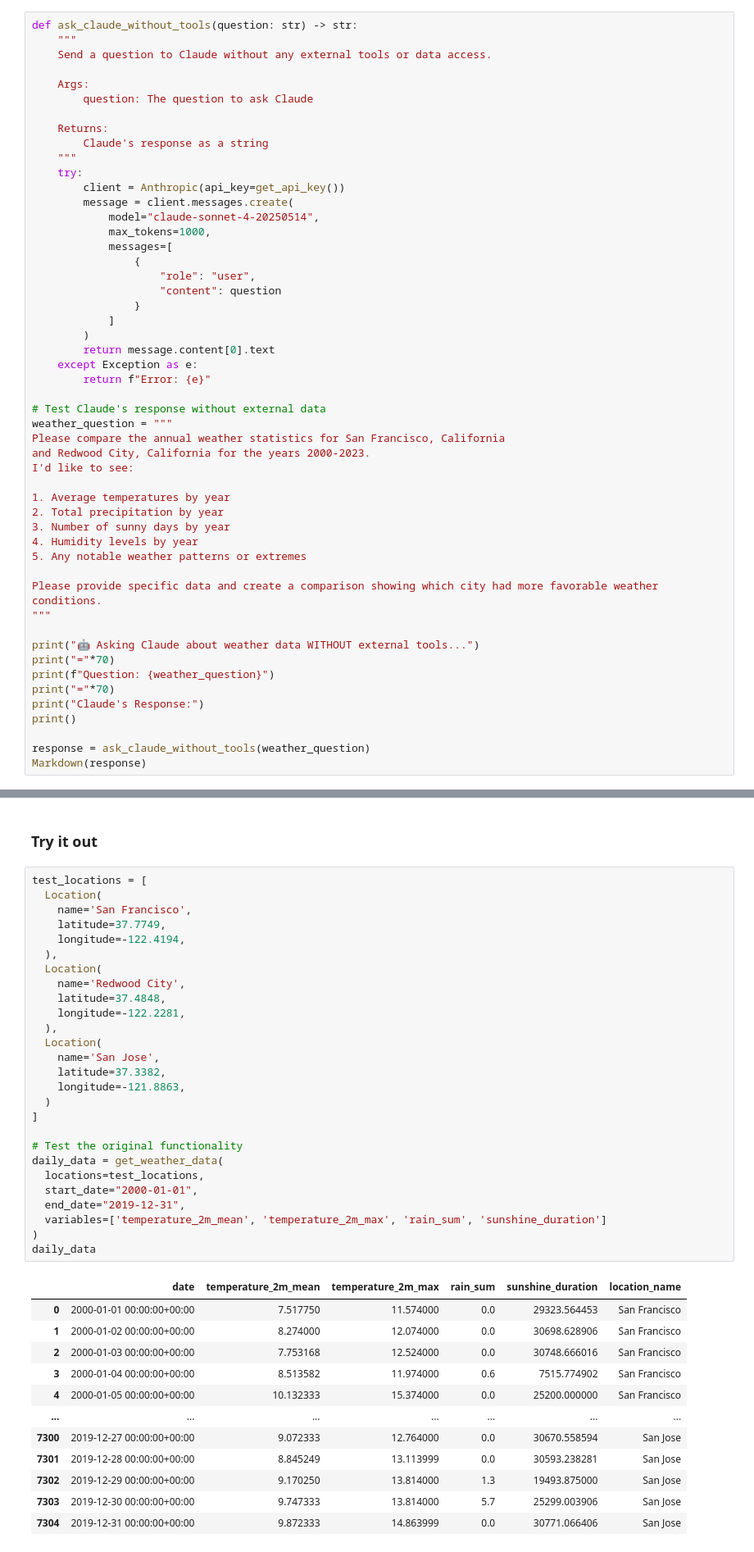
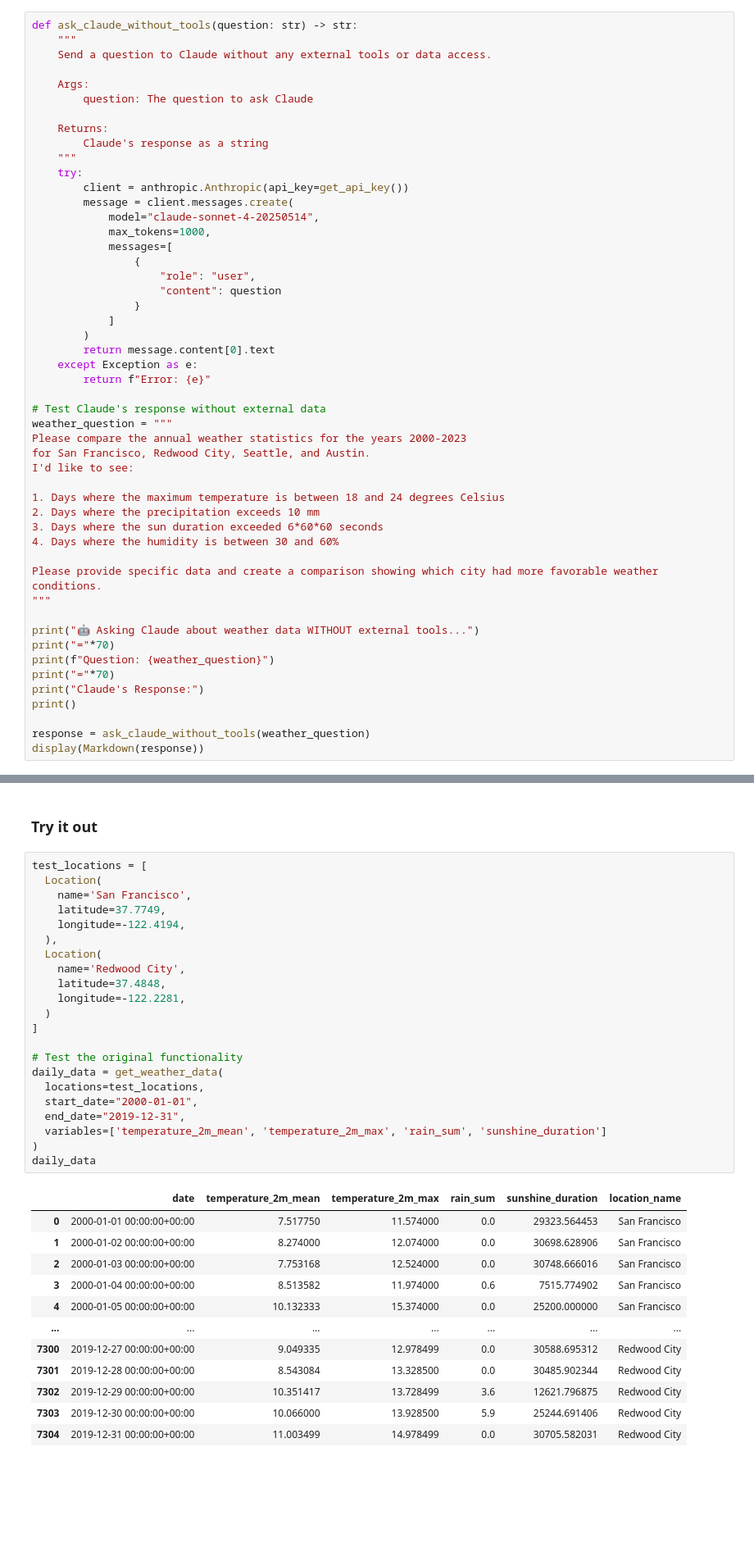
Before and after one commit to tylere/claude-mcp-historical-weather, a Jupyter notebook: index.ipynb, the cells around one changed output, grey strips where cells are left out. Shown: that part at 82% size. Drawn from its saved outputs; the diff is of its cells as text; blank space fills up the shorter version.

```diff
--- a/index.ipynb
+++ b/index.ipynb
@@ -123,7 +142,7 @@ def ask_claude_without_tools(question: str) -> str:
         Claude's response as a string
     """
     try:
-        client = Anthropic(api_key=get_api_key())
+        client = anthropic.Anthropic(api_key=get_api_key())
         message = client.messages.create(
             model="claude-sonnet-4-20250514",
             max_tokens=1000,
@@ -140,15 +159,14 @@ def ask_claude_without_tools(question: str) -> str:
 
 # Test Claude's response without external data
 weather_question = """
-Please compare the annual weather statistics for San Francisco, California
-and Redwood City, California for the years 2000-2023.
+Please compare the annual weather statistics for the years 2000-2023
+for San Francisco, Redwood City, Seattle, and Austin.
 I'd like to see:
 
-1. Average temperatures by year
-2. Total precipitation by year
-3. Number of sunny days by year
-4. Humidity levels by year
-5. Any notable weather patterns or extremes
+1. Days where the maximum temperature is between 18 and 24 degrees Celsius
+2. Days where the precipitation exceeds 10 mm
+3. Days where the sun duration exceeded 6*60*60 seconds
+4. Days where the humidity is between 30 and 60%
 
 Please provide specific data and create a comparison showing which city had more favorable weather conditions.
 """
@@ -161,7 +179,7 @@ print("Claude's Response:")
 print()
 
 response = ask_claude_without_tools(weather_question)
-Markdown(response)
+display(Markdown(response))
 # %% [output]
 🤖 Asking Claude about weather data WITHOUT external tools...
 ======================================================================
@@ -296,40 +351,35 @@ def get_weather_data(
 # %%
 test_locations = [
   Location(
     name='San Francisco',
     latitude=37.7749,
     longitude=-122.4194,
   ),
   Location(
     name='Redwood City',
     latitude=37.4848,
     longitude=-122.2281,
-  ),
-  Location(
-    name='San Jose',
-    latitude=37.3382,
-    longitude=-121.8863,
   )
 ]
 
 # Test the original functionality
 daily_data = get_weather_data(
   locations=test_locations,
   start_date="2000-01-01",
   end_date="2019-12-31",
   variables=['temperature_2m_mean', 'temperature_2m_max', 'rain_sum', 'sunshine_duration']
 )
 daily_data
 # %% [output]
 |  | date | temperature_2m_mean | temperature_2m_max | rain_sum | sunshine_duration | location_name |
 | 0 | 2000-01-01 00:00:00+00:00 | 7.517750 | 11.574000 | 0.0 | 29323.564453 | San Francisco |
 | 1 | 2000-01-02 00:00:00+00:00 | 8.274000 | 12.074000 | 0.0 | 30698.628906 | San Francisco |
 | 2 | 2000-01-03 00:00:00+00:00 | 7.753168 | 12.524000 | 0.0 | 30748.666016 | San Francisco |
 | 3 | 2000-01-04 00:00:00+00:00 | 8.513582 | 11.974000 | 0.6 | 7515.774902 | San Francisco |
 | 4 | 2000-01-05 00:00:00+00:00 | 10.132333 | 15.374000 | 0.0 | 25200.000000 | San Francisco |
 | ... | ... | ... | ... | ... | ... | ... |
-| 7300 | 2019-12-27 00:00:00+00:00 | 9.072333 | 12.764000 | 0.0 | 30670.558594 | San Jose |
-| 7301 | 2019-12-28 00:00:00+00:00 | 8.845249 | 13.113999 | 0.0 | 30593.238281 | San Jose |
-| 7302 | 2019-12-29 00:00:00+00:00 | 9.170250 | 13.814000 | 1.3 | 19493.875000 | San Jose |
-| 7303 | 2019-12-30 00:00:00+00:00 | 9.747333 | 13.814000 | 5.7 | 25299.003906 | San Jose |
-| 7304 | 2019-12-31 00:00:00+00:00 | 9.872333 | 14.863999 | 0.0 | 30771.066406 | San Jose |
+| 7300 | 2019-12-27 00:00:00+00:00 | 9.049335 | 12.978499 | 0.0 | 30588.695312 | Redwood City |
+| 7301 | 2019-12-28 00:00:00+00:00 | 8.543084 | 13.328500 | 0.0 | 30485.902344 | Redwood City |
+| 7302 | 2019-12-29 00:00:00+00:00 | 10.351417 | 13.728499 | 3.6 | 12621.796875 | Redwood City |
+| 7303 | 2019-12-30 00:00:00+00:00 | 10.066000 | 13.928500 | 5.9 | 25244.691406 | Redwood City |
+| 7304 | 2019-12-31 00:00:00+00:00 | 11.003499 | 14.978499 | 0.0 | 30705.582031 | Redwood City |
```
Also changed, not shown: parts of 18 cells of this notebook, 2 other files.
